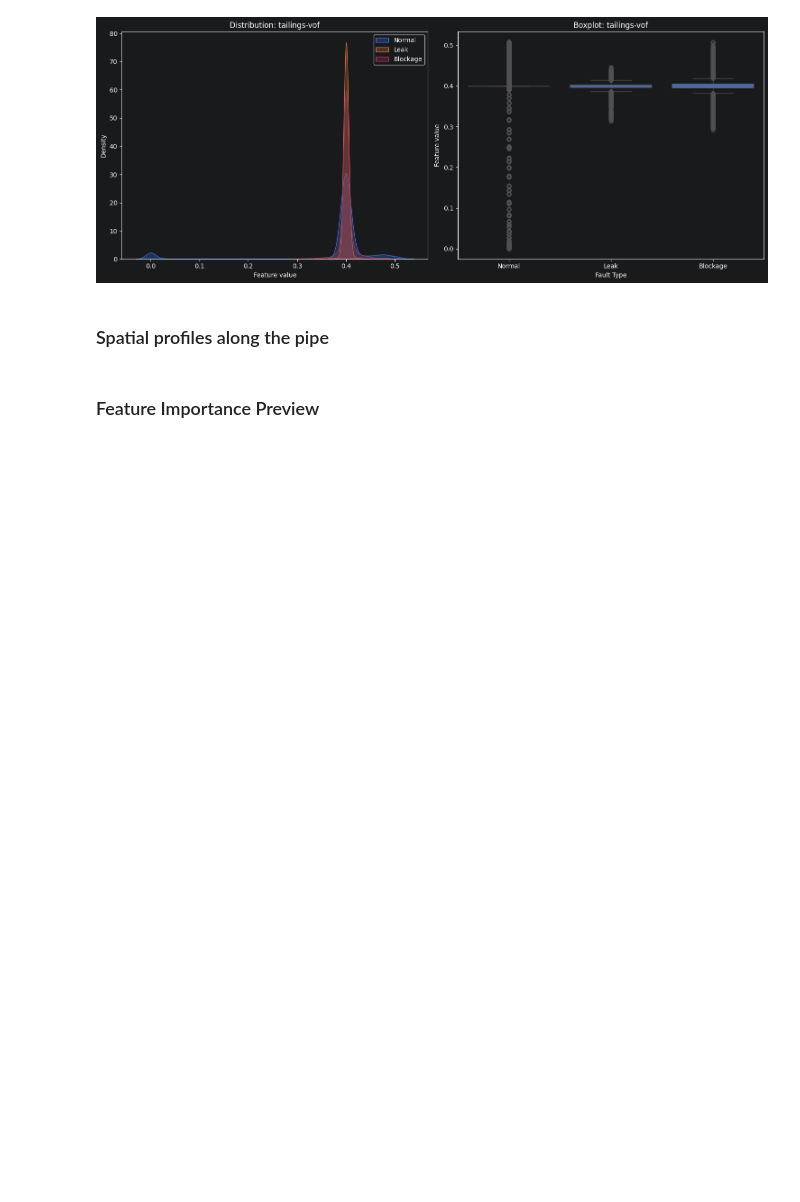
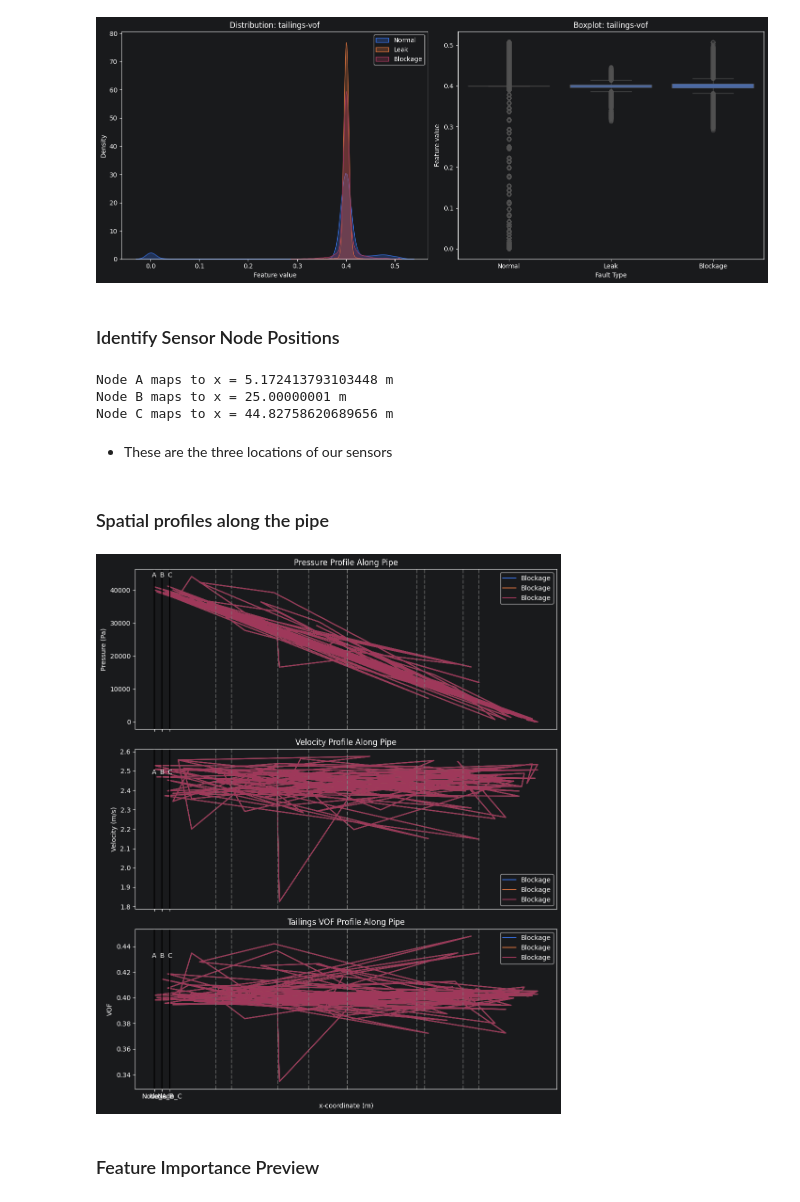
Before and after one commit to Darlene-13/SmartPipe-AI-Powered-Leak-Detection-for-Kenya-s-Pipeline-Network, a Jupyter notebook: ml_service/notebooks/01_EDA.ipynb, the cells around one changed output. Cells and saved outputs as stored; diff of their text form; code cells hidden in the pictures; blank space fills up the shorter version.

```diff
--- a/ml_service/notebooks/01_EDA.ipynb
+++ b/ml_service/notebooks/01_EDA.ipynb
@@ -348,8 +348,75 @@ for feature in feature_list:
 [figure]
 [figure]
 [figure]
+# %% [markdown]
+### Identify Sensor Node Positions
+# %%
+# Define sensor node positions
+node_a_x = 5.0
+node_b_x = 25.0
+node_c_x = 45.0
+
+def sensor_node_position(target, x_values):
+    idx = (x_values - target).abs().idxmin()
+    return x_values.loc[idx]
+
+node_a_actual = sensor_node_position(node_a_x, df_combined["x-coordinate"])
+node_b_actual = sensor_node_position(node_b_x, df_combined["x-coordinate"])
+node_c_actual = sensor_node_position(node_c_x, df_combined["x-coordinate"])
+
+print(f"Node A maps to x = {node_a_actual} m")
+print(f"Node B maps to x = {node_b_actual} m")
+print(f"Node C maps to x = {node_c_actual} m")
+# %% [output]
+Node A maps to x = 5.172413793103448 m
+Node B maps to x = 25.00000001 m
+Node C maps to x = 44.82758620689656 m
+# %% [markdown]
+- These are the three locations of our sensors
 # %% [markdown]
 ### Spatial profiles along the pipe
+# %%
+df_t350 = df_combined[df_combined["timestep"] == 350].copy()
+df_t350_sorted = df_t350.sort_values(by=["fault_type", "x-coordinate"])
+
+leak_locations = [10, 20, 25, 35, 40]
+blockage_locations = [8, 16, 25, 34, 42]
+
+Node_A = 5.172413793103448
+Node_B = 25.00000001
+Node_C = 44.82758620689656
+
+sensor_position = ["Node_A", "Node_B", "Node_C"]
+sensor_labels = ["A", "B", "C"]
+
+fig, axes = plt.subplots(3, 1, figsize=(10, 12), sharex=True)
+
+def plot_profile(ax, y_col, title, ylabel):
+    for fault in df_t350["fault_type"].unique():
+        subset = df_t350[df_t350["fault_type"] == cls]
+        ax.plot(subset["x-coordinate"], subset[y_col], label=cls)
+
+    for x in leak_locations + blockage_locations:
+        ax.axvline(x=x, linestyle="--", color="grey", alpha=0.6)
+
+    for x, label in zip(sensor_position, sensor_labels):
+        ax.axvline(x=x, linestyle="-", color="black")
+        ax.text(x, ax.get_ylim()[1]*0.95, label, ha='center', fontsize=10)
+
+    ax.set_title(title)
+    ax.set_ylabel(ylabel)
+    ax.legend()
+
+plot_profile(axes[0], "pressure", "Pressure Profile Along Pipe", "Pressure (Pa)")
+plot_profile(axes[1], "velocity-magnitude", "Velocity Profile Along Pipe", "Velocity (m/s)")
+plot_profile(axes[2], "tailings-vof", "Tailings VOF Profile Along Pipe", "VOF")
+
+axes[2].set_xlabel("x-coordinate (m)")
+
+plt.tight_layout()
+plt.show()
+# %% [output]
+[figure, added]
 # %% [markdown]
 ### Feature Importance Preview
 # %% [markdown]
```
Also changed, not shown: parts of 1 cell of this notebook, 2 other files.
